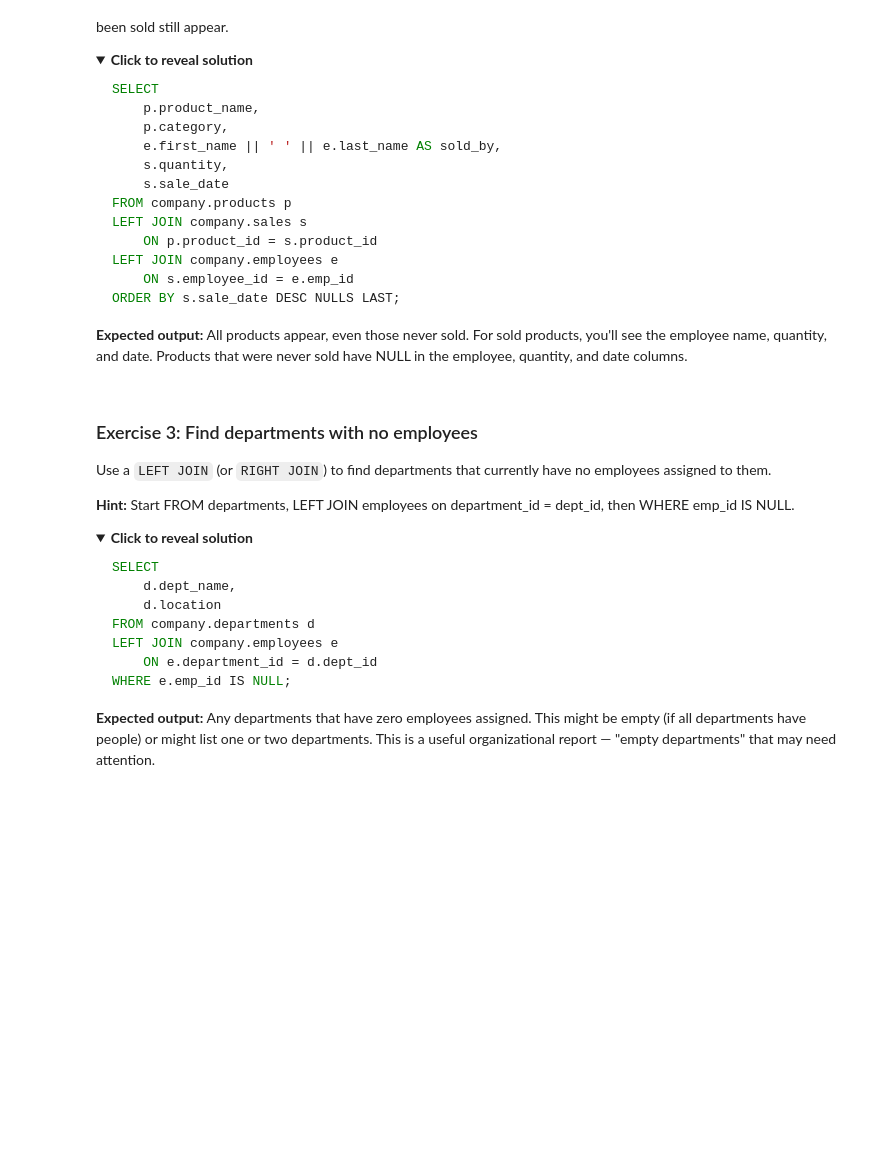
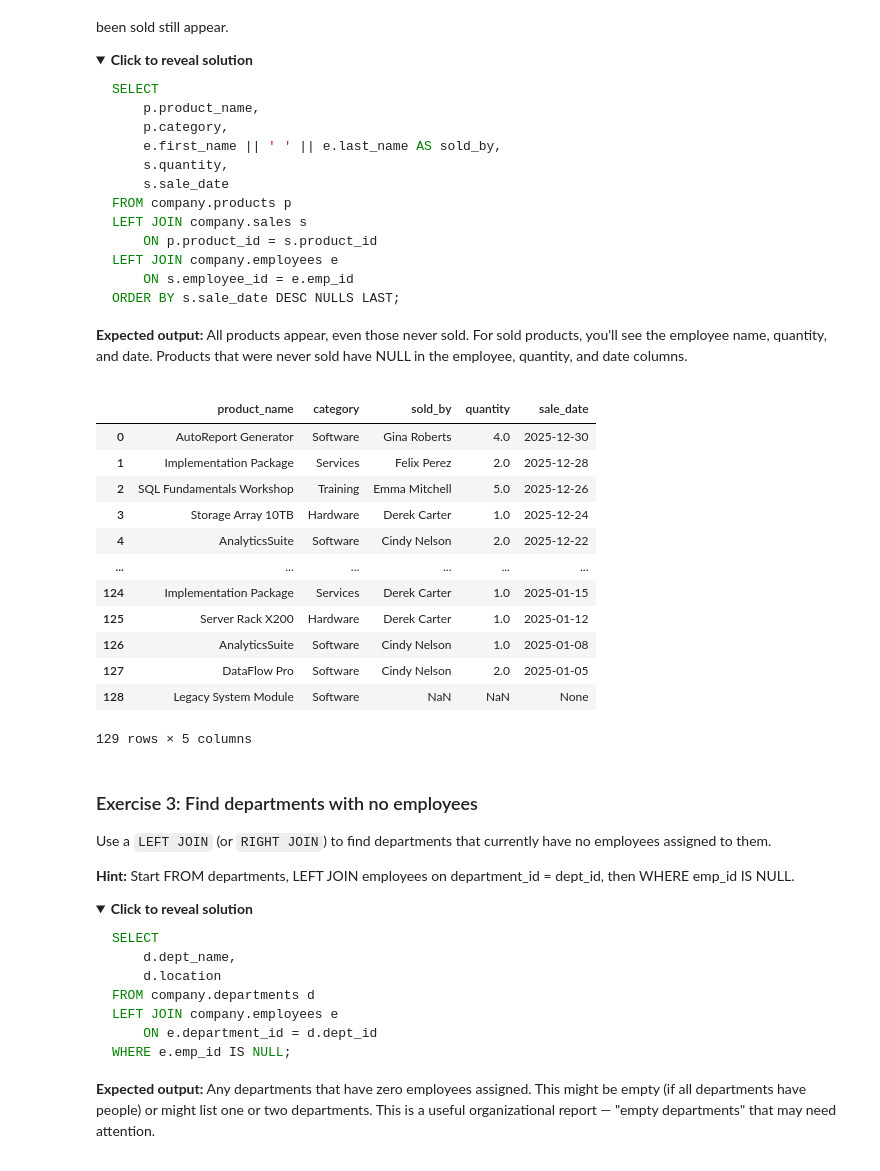
Before and after one commit to rasoulnorouzi/DataEngineeringLLM, a Jupyter notebook: module-02-sql-elt-pipeline/lessons/day2-joins/04_joins_practice.ipynb, the cells around one changed output. Cells and saved outputs as stored; diff of their text form; code cells hidden in the pictures; folded sections open; blank space fills up the shorter version.

Commit message:
Implement feature X to enhance user experience and fix bug Y in module Z

```diff
--- a/module-02-sql-elt-pipeline/lessons/day2-joins/04_joins_practice.ipynb
+++ b/module-02-sql-elt-pipeline/lessons/day2-joins/04_joins_practice.ipynb
@@ -738,3 +760,33 @@ run_query("""
+# %%
+# Your solution here:
+run_query("""
+SELECT
+    p.product_name,
+    p.category,
+    e.first_name || ' ' || e.last_name AS sold_by,
+    s.quantity,
+    s.sale_date
+FROM company.products p
+LEFT JOIN company.sales s
+    ON p.product_id = s.product_id
+LEFT JOIN company.employees e
+    ON s.employee_id = e.emp_id
+ORDER BY s.sale_date DESC NULLS LAST;
+""")
+# %% [output]
+|  | product_name | category | sold_by | quantity | sale_date |
+| 0 | AutoReport Generator | Software | Gina Roberts | 4.0 | 2025-12-30 |
+| 1 | Implementation Package | Services | Felix Perez | 2.0 | 2025-12-28 |
+| 2 | SQL Fundamentals Workshop | Training | Emma Mitchell | 5.0 | 2025-12-26 |
+| 3 | Storage Array 10TB | Hardware | Derek Carter | 1.0 | 2025-12-24 |
+| 4 | AnalyticsSuite | Software | Cindy Nelson | 2.0 | 2025-12-22 |
+| ... | ... | ... | ... | ... | ... |
+| 124 | Implementation Package | Services | Derek Carter | 1.0 | 2025-01-15 |
+| 125 | Server Rack X200 | Hardware | Derek Carter | 1.0 | 2025-01-12 |
+| 126 | AnalyticsSuite | Software | Cindy Nelson | 1.0 | 2025-01-08 |
+| 127 | DataFlow Pro | Software | Cindy Nelson | 2.0 | 2025-01-05 |
+| 128 | Legacy System Module | Software | NaN | NaN | None |
+129 rows × 5 columns
 # %% [markdown]
 ### Exercise 3: Find departments with no employees
 
```
Also changed, not shown: parts of 5 cells of this notebook.
